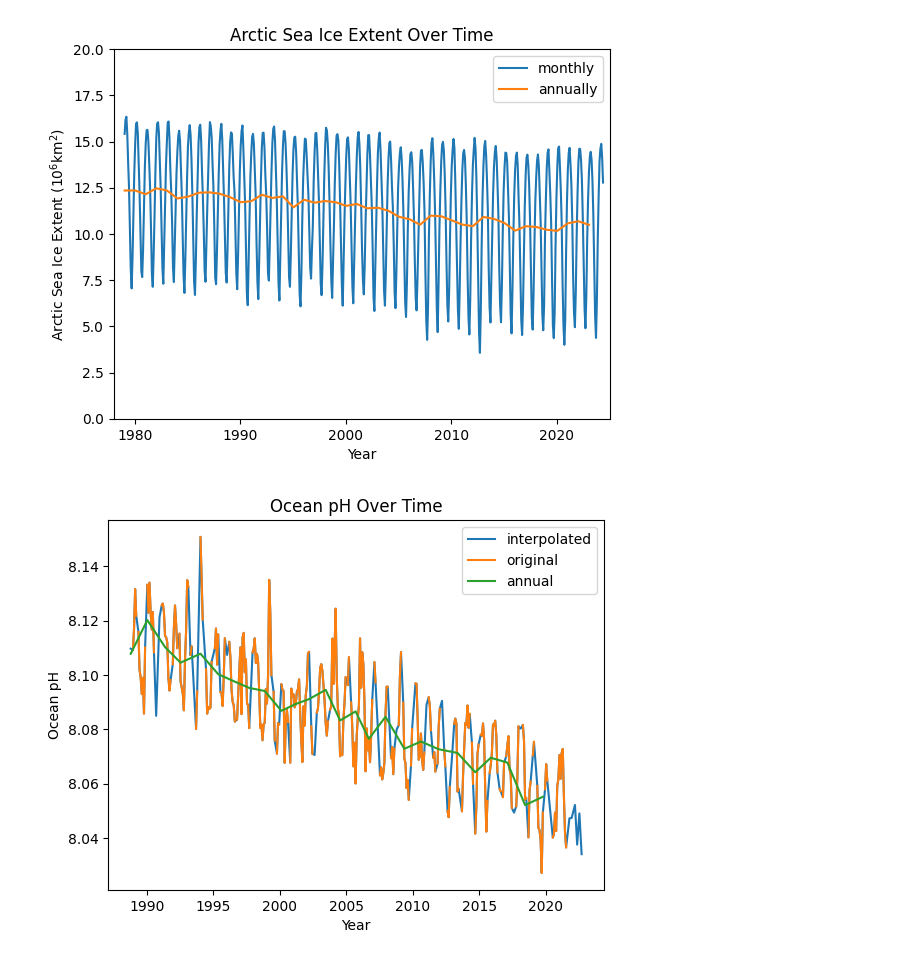
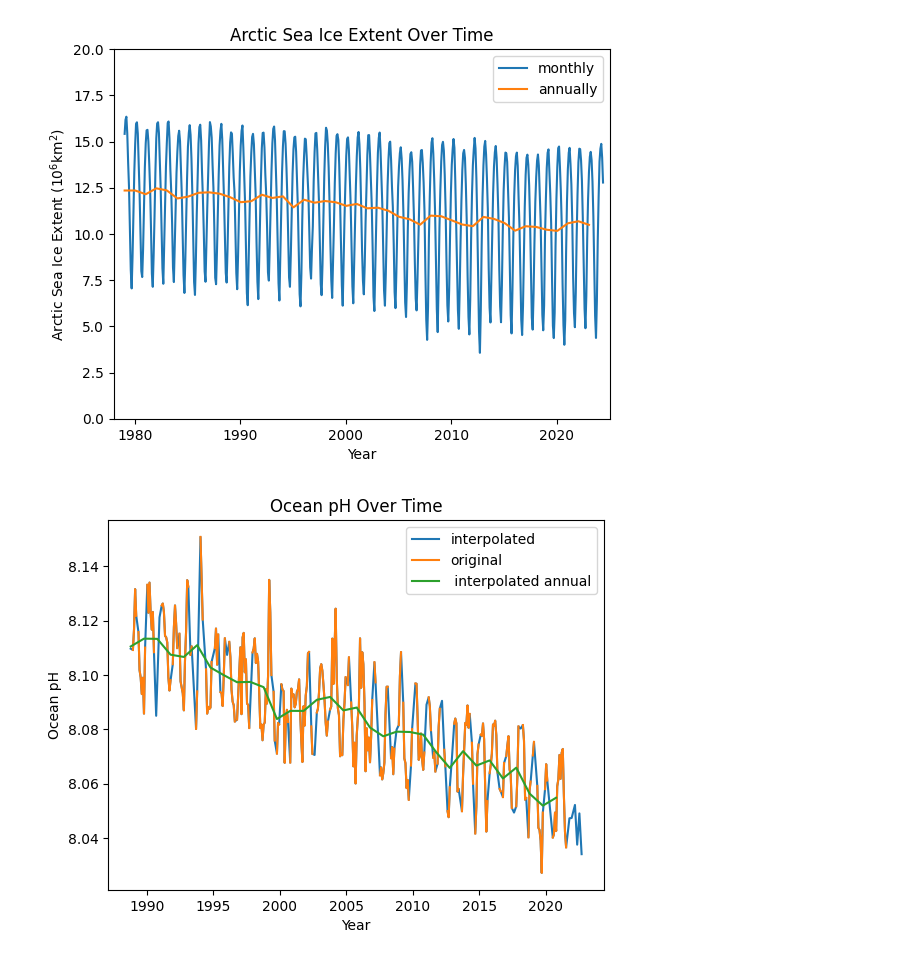
Before and after one commit to alexisj2020/Project, a Jupyter notebook: GeneralData.ipynb, the cells around one changed output. Saved outputs shown, nothing was run; the diff lists cells and outputs as text; code cells hidden in the pictures.

```diff
--- a/GeneralData.ipynb
+++ b/GeneralData.ipynb
@@ -57,24 +57,26 @@ sea_ice_exts_y = [float(string) for string in sea_ice_ext_y]
 # %%
 #make separate pH dataset because original is missing some values
 #make new ph dataset without initial nan values
-dictph = {'Time': times[117:], 'ph':phs[117:]}
-dfph2 = pd.DataFrame(dictph)
-dfphf = dfph2.interpolate()
-ph_test = dfphf['ph'].tolist()
-time_test = dfphf['Time'].tolist()
+dictinit = {'Time': times[117:], 'ph':phs[117:]}
+dfph = pd.DataFrame(dictinit)
+dfph_int = dfph.interpolate()
+ph_int = dfph_int['ph'].tolist()
+ph_int = ph_int[:408]
+time_int = dfph_int['Time'].tolist()
+time_int = time_int[:408]
 
 #make a separate ph and matching time lists because ph is missing values
-dfph1={'Time': times, 'ph': phs} #make dictionary of time and ph
-dfph = pd.DataFrame(dfph1) #make dataframe
-dfph.dropna(inplace=True) #remove rows with NaN values
+dictph={'Time': times, 'ph': phs} #make dictionary of time and ph
+dfph2 = pd.DataFrame(dictph) #make dataframe
+dfph2.dropna(inplace=True) #remove rows with NaN values
 #write the ph and times to lists with no NaN values
-phs2 = dfph['ph'].tolist()
-timeph = dfph['Time'].tolist()
+ph = dfph2['ph'].tolist()
+timeph = dfph2['Time'].tolist()
 
 #make annual dataset for pH
 n = 12.0
-year=timeph[::12]
-ph_year = [sum(phs2[i:i+12])/n for i in range(0,len(phs2),12)]
+year=time_int[::12]
+ph_year = [sum(ph_int[i:i+12])/n for i in range(0,len(ph_int),12)]
 year = year[:-1]
 ph_y = ph_year[:-1]
 # %%
@@ -125,19 +127,19 @@ plt.savefig('images/sea_ice_ext.pdf', dpi=300, bbox_inches='tight')
 # %%
 #plot the ocean pH against time
 #plt.plot(timeph,phs,label="interpolated")
-plt.plot(timeph,phs2,label = "interpolated")
+plt.plot(time_int,ph_int,label = "interpolated")
 plt.plot(times,phs,label="original")
-plt.plot(year,ph_y,label = "annual")
+plt.plot(year,ph_y,label = " interpolated annual")
 plt.xlabel('Year')
 plt.ylabel('Ocean pH')
 #plt.setp(plot.axes.get_xticklabels()[::10], visible=True)
 #plt.xlim(1978,2025)
 #plt.ylim(0,18)
 plt.title("Ocean pH Over Time")
 plt.legend()
 plt.savefig('images/ph.pdf', dpi=300, bbox_inches='tight')
 # %% [output]
-[figure, old version]
+[figure, new version]
 # %%
 fig, axs = plt.subplots(2, 2, figsize=(10,6))
 plt.figure(figsize=(20,12))
```
Also changed, not shown: parts of 2 cells of this notebook.
